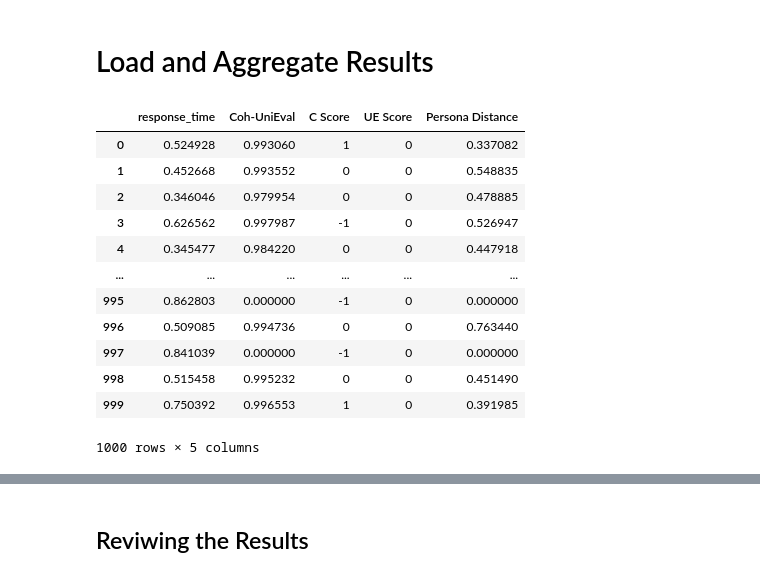
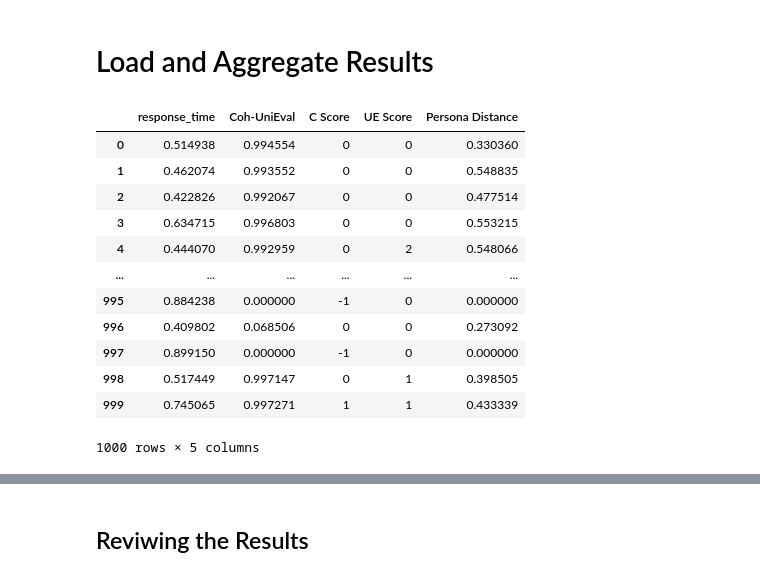
Before and after one commit to salehafzoon/PersoDPO, a Jupyter notebook: evaluation.ipynb, the cells around one changed output, grey strips where cells are left out. Saved outputs shown, nothing was run; the diff lists cells and outputs as text; code cells hidden in the pictures.

```diff
--- a/evaluation.ipynb
+++ b/evaluation.ipynb
@@ -457,28 +459,23 @@ df_concat.to_excel(output_path, index=False)
 # Load and Aggregate Results
 # %%
 import pandas as pd
-
-# LLM = "Qwen2-5B-Instruct-Untouched"
-LLM = "Qwen2-5B-Instruct-Full"
-
-DATASET = "FoCus"
 
 df = pd.read_excel(f"Metrics Results/{DATASET}/{LLM}-results.xlsx")
 metrics_df = df.drop(columns=["personas", "context", "act_response","gen_response"])
 metrics_df
 # %% [output]
 |  | response_time | Coh-UniEval | C Score | UE Score | Persona Distance |
-| 0 | 0.524928 | 0.993060 | 1 | 0 | 0.337082 |
-| 1 | 0.452668 | 0.993552 | 0 | 0 | 0.548835 |
-| 2 | 0.346046 | 0.979954 | 0 | 0 | 0.478885 |
-| 3 | 0.626562 | 0.997987 | -1 | 0 | 0.526947 |
-| 4 | 0.345477 | 0.984220 | 0 | 0 | 0.447918 |
+| 0 | 0.514938 | 0.994554 | 0 | 0 | 0.330360 |
+| 1 | 0.462074 | 0.993552 | 0 | 0 | 0.548835 |
+| 2 | 0.422826 | 0.992067 | 0 | 0 | 0.477514 |
+| 3 | 0.634715 | 0.996803 | 0 | 0 | 0.553215 |
+| 4 | 0.444070 | 0.992959 | 0 | 2 | 0.548066 |
 | ... | ... | ... | ... | ... | ... |
-| 995 | 0.862803 | 0.000000 | -1 | 0 | 0.000000 |
-| 996 | 0.509085 | 0.994736 | 0 | 0 | 0.763440 |
-| 997 | 0.841039 | 0.000000 | -1 | 0 | 0.000000 |
-| 998 | 0.515458 | 0.995232 | 0 | 0 | 0.451490 |
-| 999 | 0.750392 | 0.996553 | 1 | 0 | 0.391985 |
+| 995 | 0.884238 | 0.000000 | -1 | 0 | 0.000000 |
+| 996 | 0.409802 | 0.068506 | 0 | 0 | 0.273092 |
+| 997 | 0.899150 | 0.000000 | -1 | 0 | 0.000000 |
+| 998 | 0.517449 | 0.997147 | 0 | 1 | 0.398505 |
+| 999 | 0.745065 | 0.997271 | 1 | 1 | 0.433339 |
 1000 rows × 5 columns
 # %%
 # Calculate the mean (average) and standard deviation, rounded to 2 decimal places
```
Also changed, not shown: parts of 8 cells of this notebook, 13 other files.
